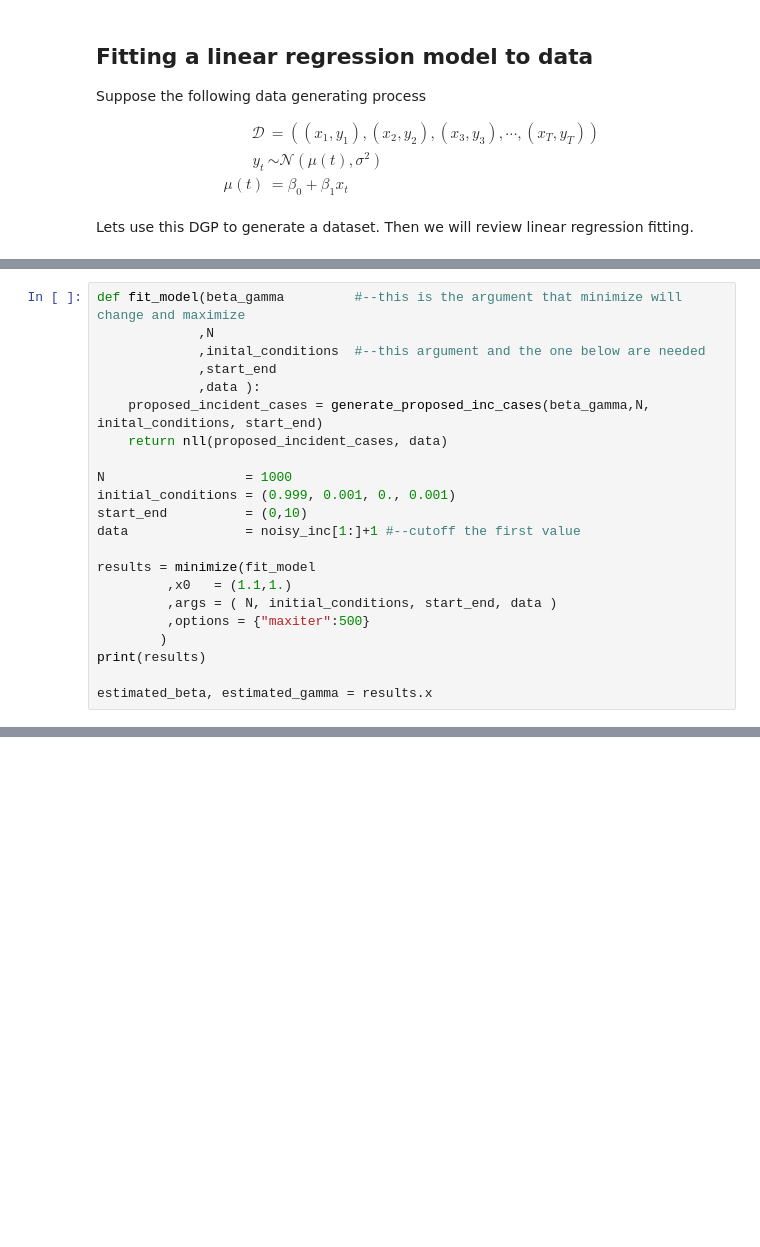
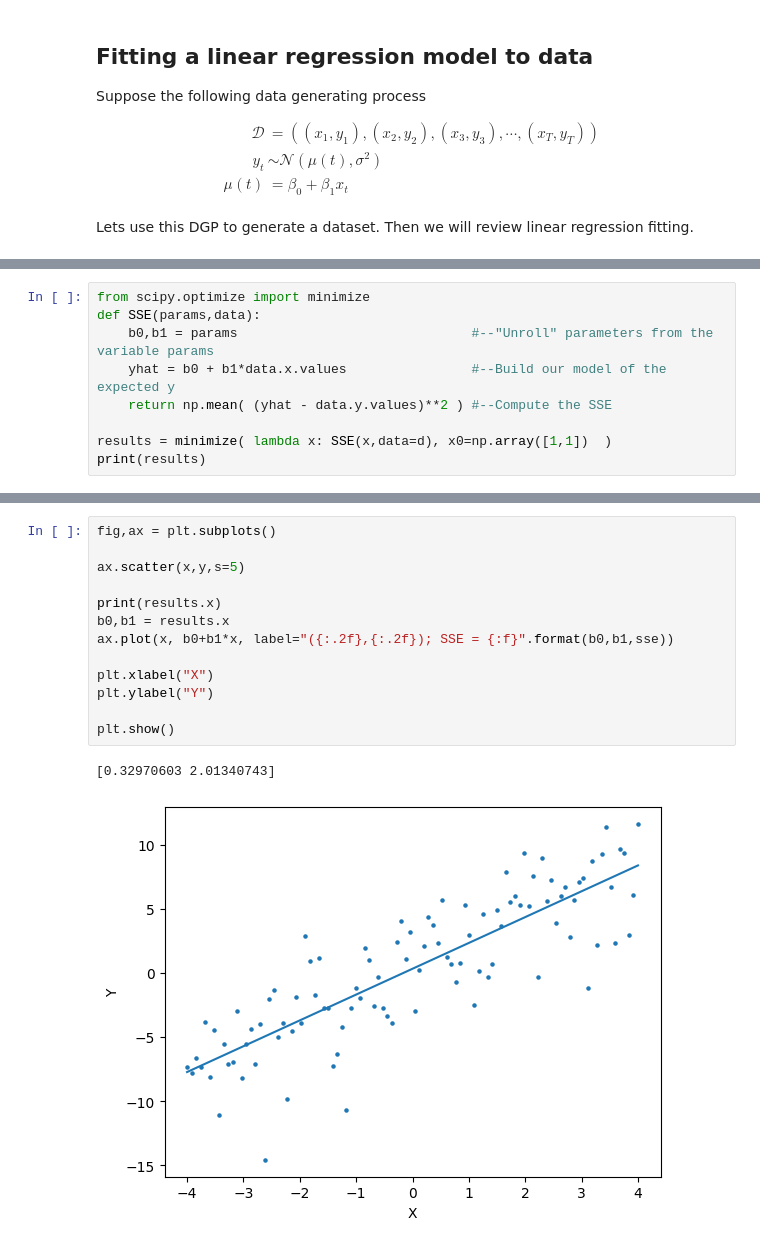
Before and after one commit to computationalUncertaintyLab/outbreak_book, a Jupyter notebook: outbreak_science/chap7.ipynb, the cells around one changed output, grey strips where cells are left out. Saved outputs shown, nothing was run; the diff lists cells and outputs as text; blank space fills up the shorter version.

```diff
--- a/outbreak_science/chap7.ipynb
+++ b/outbreak_science/chap7.ipynb
@@ -652,22 +185,0 @@ This function `fit_model` can be entered as an argument to the minimize function
-# %%
-def fit_model(beta_gamma         #--this is the argument that minimize will change and maximize
-             ,N
-             ,inital_conditions  #--this argument and the one below are needed
-             ,start_end
-             ,data ):
-    proposed_incident_cases = generate_proposed_inc_cases(beta_gamma,N, inital_conditions, start_end)
-    return nll(proposed_incident_cases, data)
-
-N                  = 1000
-initial_conditions = (0.999, 0.001, 0., 0.001)
-start_end          = (0,10)
-data               = noisy_inc[1:]+1 #--cutoff the first value
-
-results = minimize(fit_model
-         ,x0   = (1.1,1.)
-         ,args = ( N, initial_conditions, start_end, data )
-         ,options = {"maxiter":500}
-        )
-print(results)
-
-estimated_beta, estimated_gamma = results.x
@@ -768,0 +229,9 @@ We know a function that can map real values to the interval zero to one! The log
+# %%
+from scipy.optimize import minimize
+def SSE(params,data):
+    b0,b1 = params                              #--"Unroll" parameters from the variable params
+    yhat = b0 + b1*data.x.values                #--Build our model of the expected y
+    return np.mean( (yhat - data.y.values)**2 ) #--Compute the SSE
+
+results = minimize( lambda x: SSE(x,data=d), x0=np.array([1,1])  )
+print(results)
@@ -768,0 +268,16 @@ We know a function that can map real values to the interval zero to one! The log
+# %%
+fig,ax = plt.subplots()
+
+ax.scatter(x,y,s=5)
+
+print(results.x)
+b0,b1 = results.x
+ax.plot(x, b0+b1*x, label="({:.2f},{:.2f}); SSE = {:f}".format(b0,b1,sse))
+
+plt.xlabel("X")
+plt.ylabel("Y")
+
+plt.show()
+# %% [output]
+[0.32970603 2.01340743]
+[figure, added]
```
Also changed, not shown: parts of 49 cells of this notebook.
